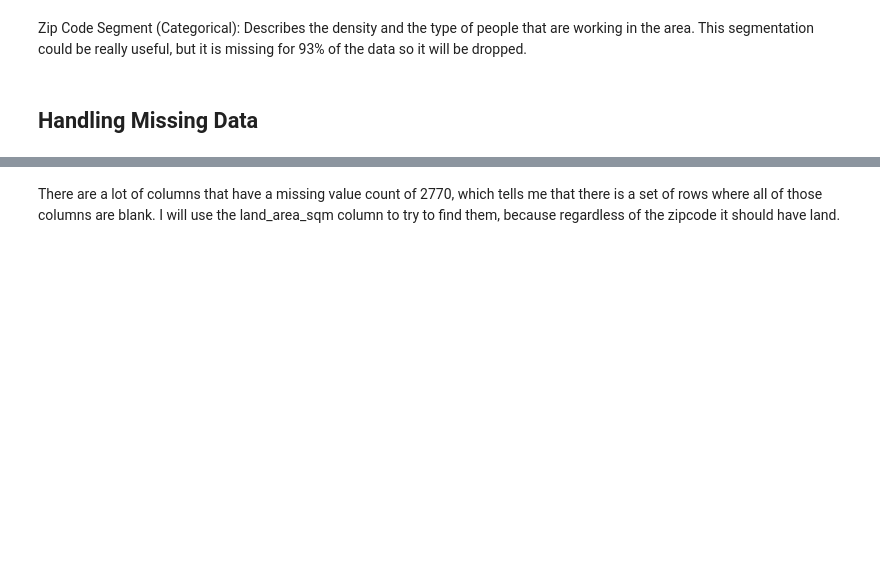
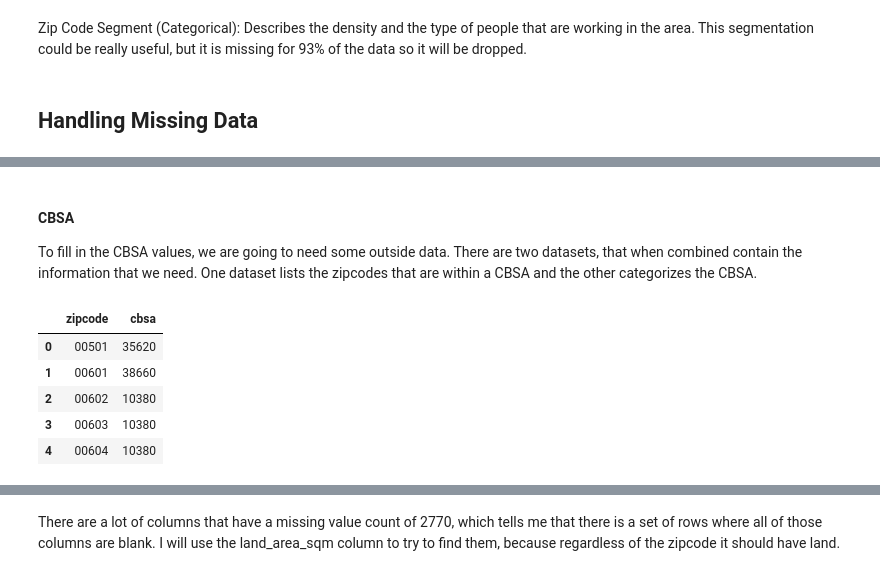
Before and after one commit to Williamdst/Bike-Share-USA, a Jupyter notebook: V_Prediction.ipynb, the cells around one changed output, grey strips where cells are left out. Cells and saved outputs as stored; diff of their text form; code cells hidden in the pictures; blank space fills up the shorter version.

```diff
--- a/V_Prediction.ipynb
+++ b/V_Prediction.ipynb
@@ -149 +145,5 @@ pct_population_in_college_grad            3163
 dtype: int64
+# %% [markdown]
+#### **CBSA**
+
+To fill in the CBSA values, we are going to need some outside data. There are two datasets, that when combined contain the information that we need. One dataset lists the zipcodes that are within a CBSA and the other categorizes the CBSA.
@@ -149,0 +153,9 @@ dtype: int64
+# %%
+zips_in_cbsa.head()
+# %% [output]
+|  | zipcode | cbsa |
+| 0 | 00501 | 35620 |
+| 1 | 00601 | 38660 |
+| 2 | 00602 | 10380 |
+| 3 | 00603 | 10380 |
+| 4 | 00604 | 10380 |
```
Also changed, not shown: parts of 19 cells of this notebook, 1 other file.
